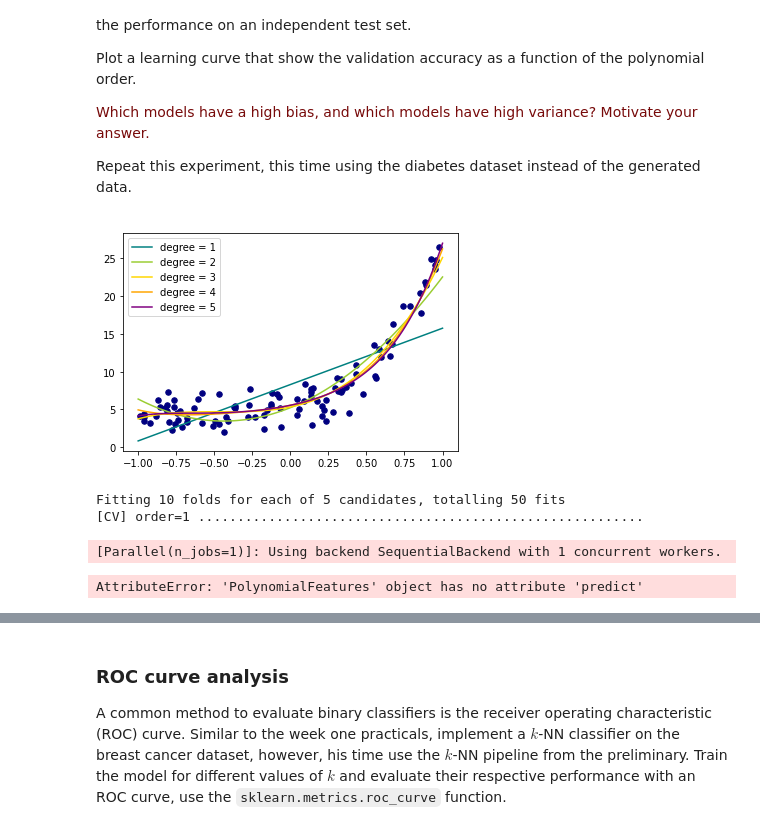
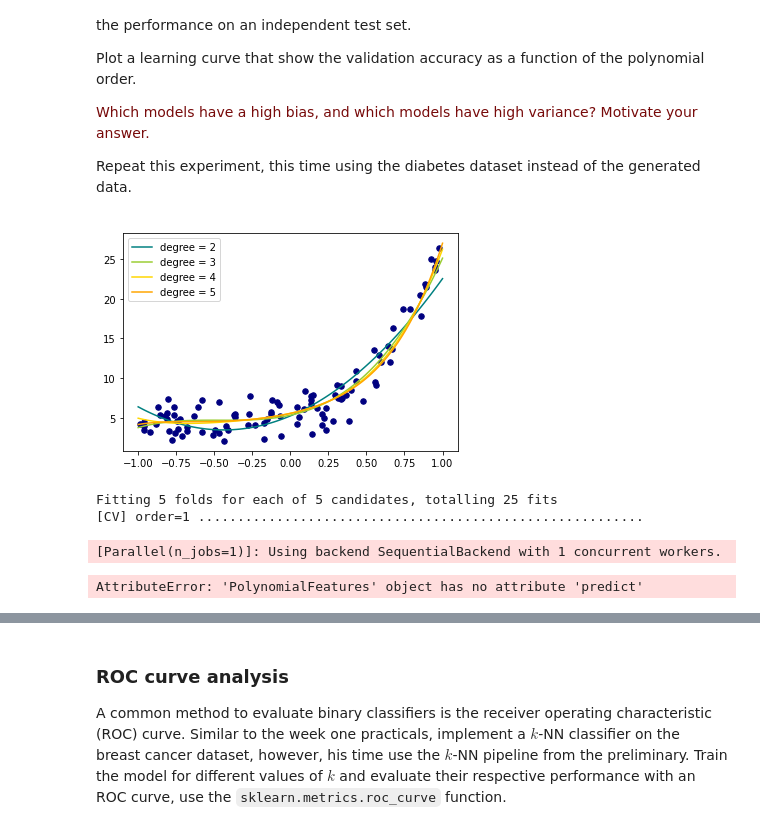
Before and after one commit to florisverheijen/8dm50-machine-learning, a Jupyter notebook: practicals/week_2.ipynb, the cells around one changed output, grey strips where cells are left out. Saved outputs shown, nothing was run; the diff lists cells and outputs as text; code cells hidden in the pictures.

```diff
--- a/practicals/week_2.ipynb
+++ b/practicals/week_2.ipynb
@@ -202,37 +202,41 @@ parameters = {'order':np.arange(1,max_order+1)}
 x_plot = np.linspace(-1, 1, 100)
 
 # create matrix versions of these arrays
 
 X_plot = x_plot[:, np.newaxis]
 
 
 plt.scatter(X, y, color='navy', s=30, marker='o')
 colors = ['teal', 'yellowgreen', 'gold', 'orange', 'purple']
 
-for count, degree in enumerate([1, 2, 3, 4, 5]):
+for count, degree in enumerate([ 2, 3, 4, 5]):
     model = make_pipeline(PolynomialFeatures(degree), Ridge())
     model.fit(X, y)
+    cvs = cross_val_score(model,X,y)
+
+
     y_pred = model.predict(X_plot)
     plt.plot(x_plot, y_pred, color=colors[count], label = 'degree = %i' % degree)
 
 plt.legend(loc = 'upper left')
 plt.show()
 
 
 
 
 # cv is the number of folds for which is fitted, verbose means how much will be printed
-poly_grid = GridSearchCV(estimator = PolynomialFeatures(), param_grid = parameters, cv=10, scoring='accuracy', verbose=3)
+poly_grid = GridSearchCV(estimator = PolynomialFeatures(), param_grid = parameters, cv=5, scoring='accuracy', verbose=3)
+
 poly_grid.fit(X,y) # error: 'PolynomialFeatures' object has no attribute 'predict'
 
 #print((cross_val_score(poly_grid.fit(X,y)))
 #y_pred = poly_grid.predict(X_test)
 #acc = poly_grid.score(X_test,y_test)
 
 #acc = accuracy_score(y_test, y_pred, *, normalize=True, sample_weight=None)
 # %% [output]
-[figure, old version]
+[figure, new version]
-Fitting 10 folds for each of 5 candidates, totalling 50 fits
+Fitting 5 folds for each of 5 candidates, totalling 25 fits
 [CV] order=1 .........................................................
 [Parallel(n_jobs=1)]: Using backend SequentialBackend with 1 concurrent workers.
 AttributeError: 'PolynomialFeatures' object has no attribute 'predict'
```
Also changed, not shown: parts of 4 cells of this notebook.
